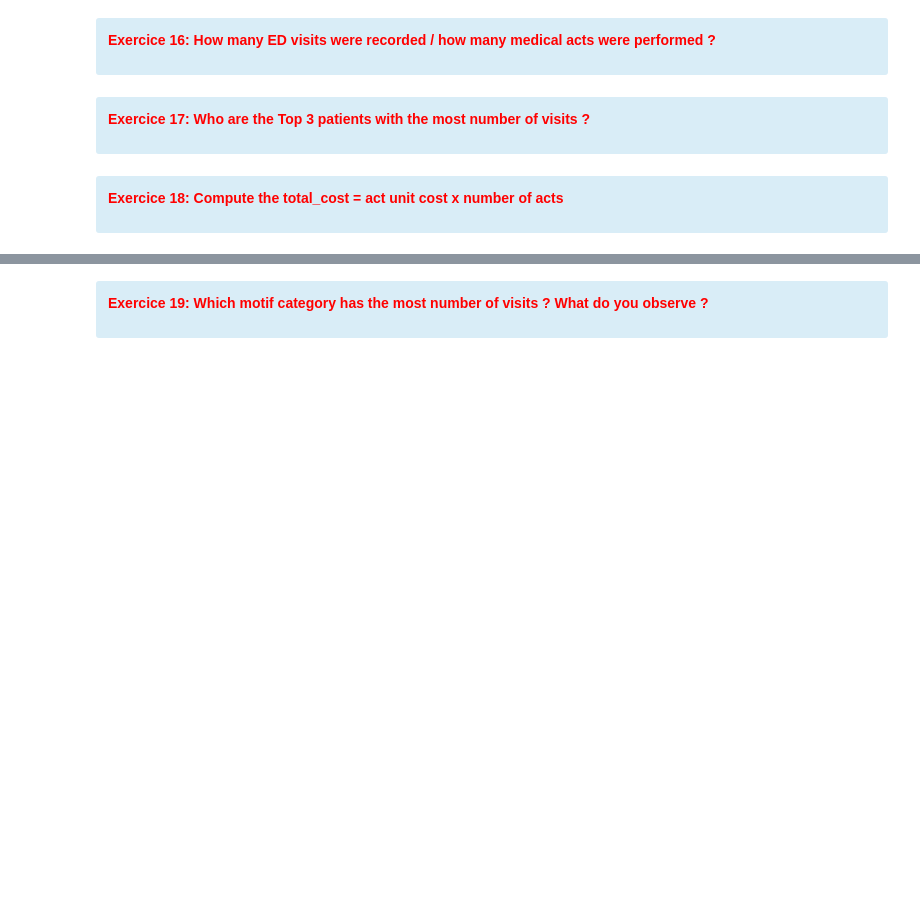
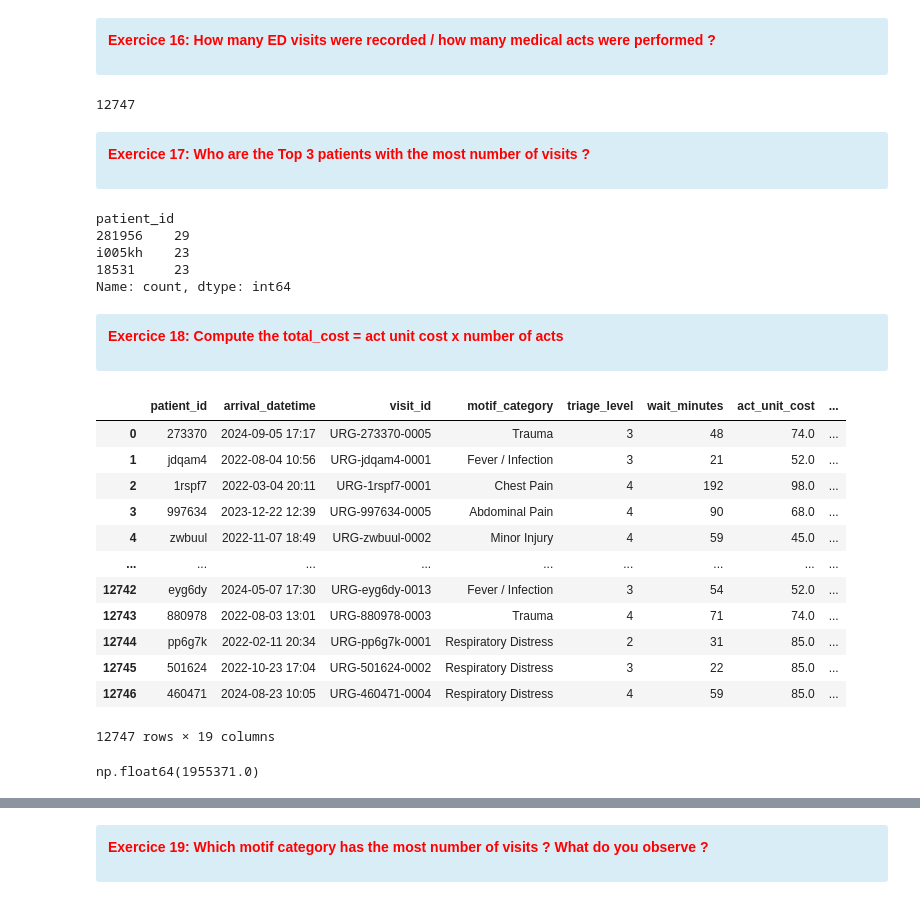
Before and after one commit to emlyon-hids-python-2026/elkhoury_course04, a Jupyter notebook: notebooks/Course 3 _ Python for Data Analysis.ipynb, the cells around one changed output, grey strips where cells are left out. Saved outputs shown, nothing was run; the diff lists cells and outputs as text; code cells hidden in the pictures; blank space fills up the shorter version.

```diff
--- a/notebooks/Course 3 _ Python for Data Analysis.ipynb
+++ b/notebooks/Course 3 _ Python for Data Analysis.ipynb
@@ -367,7 +391,9 @@ We advice that you look at your data shape first, concatenate your tables, and c
 # %%
 # Write your code here
 # create a list of all the visit tables
+lst_visit = [df_visit1, df_visit2, df_visit3]
 # %%
 # Concatenate the list of dataframes into a single dataframe
+df_visit = pd.concat(lst_visit)
 # %%
 # View your data
@@ -391,5 +444,6 @@ We advice that you look at your data shape first, merge your tables, and check a
 # %%
 # Write your code here : list the columns of df_patient
+df_merged = pd.merge(df_visit, df_patient, left_on="patient_id", right_on ="patientID")
 # %%
 # Merge the 2 dataframes
 # %%
@@ -413,4 +491,5 @@ We advice that you look at your data shape first, merge your tables, and check a
 # %%
 # Write your code here : Merge the dataframe
+df_visit_patient_department = pd.merge(df_merged, df_department, left_on="dept_code", right_on ="Department_Code")
 # %%
 # Write your code here : check the size of the merged table
@@ -424,6 +514,9 @@ We advice that you look at your data shape first, merge your tables, and check a
 # %%
 # Write your code here
 # How many ED visits were recorded
+df_visit_patient_department['visit_id'].nunique()
+# %% [output]
+12747
 # %% [markdown]
 <div class="alert alert-block alert-info">
 <b><p style="color:red;">Exercice 17: Who are the Top 3 patients with the most number of visits ?</p></b>
@@ -431,12 +524,38 @@ We advice that you look at your data shape first, merge your tables, and check a
 # Write your code here
 
 # Who are the Top 3 patients with the most number of visits ?
+df_visit_patient_department['patient_id'].value_counts().head(3)
+# %% [output]
+patient_id
+281956    29
+i005kh    23
+18531     23
+Name: count, dtype: int64
 # %% [markdown]
 <div class="alert alert-block alert-info">
 <b><p style="color:red;">Exercice 18: Compute the total_cost = act unit cost x number of acts</p></b>
 # %%
 # Write your code here: Create the new column total_cost
+df_visit_patient_department["total_cost"] = df_visit_patient_department["nb_acts"] * df_visit_patient_department["act_unit_cost"]
+df_visit_patient_department
+# %% [output]
+|  | patient_id | arrival_datetime | visit_id | motif_category | triage_level | wait_minutes | act_unit_cost | ... |
+| 0 | 273370 | 2024-09-05 17:17 | URG-273370-0005 | Trauma | 3 | 48 | 74.0 | ... |
+| 1 | jdqam4 | 2022-08-04 10:56 | URG-jdqam4-0001 | Fever / Infection | 3 | 21 | 52.0 | ... |
+| 2 | 1rspf7 | 2022-03-04 20:11 | URG-1rspf7-0001 | Chest Pain | 4 | 192 | 98.0 | ... |
+| 3 | 997634 | 2023-12-22 12:39 | URG-997634-0005 | Abdominal Pain | 4 | 90 | 68.0 | ... |
+| 4 | zwbuul | 2022-11-07 18:49 | URG-zwbuul-0002 | Minor Injury | 4 | 59 | 45.0 | ... |
+| ... | ... | ... | ... | ... | ... | ... | ... | ... |
+| 12742 | eyg6dy | 2024-05-07 17:30 | URG-eyg6dy-0013 | Fever / Infection | 3 | 54 | 52.0 | ... |
+| 12743 | 880978 | 2022-08-03 13:01 | URG-880978-0003 | Trauma | 4 | 71 | 74.0 | ... |
+| 12744 | pp6g7k | 2022-02-11 20:34 | URG-pp6g7k-0001 | Respiratory Distress | 2 | 31 | 85.0 | ... |
+| 12745 | 501624 | 2022-10-23 17:04 | URG-501624-0002 | Respiratory Distress | 3 | 22 | 85.0 | ... |
+| 12746 | 460471 | 2024-08-23 10:05 | URG-460471-0004 | Respiratory Distress | 4 | 59 | 85.0 | ... |
+12747 rows × 19 columns
 # %%
 # Write your code here: Calculate the total cost of all the visits
+df_visit_patient_department["total_cost"].sum()
+# %% [output]
+np.float64(1955371.0)
 # %%
 # Write your code here : check with only the 4 columns (patient_id, nb_acts, total_cost)
```
Also changed, not shown: parts of 20 cells of this notebook.
